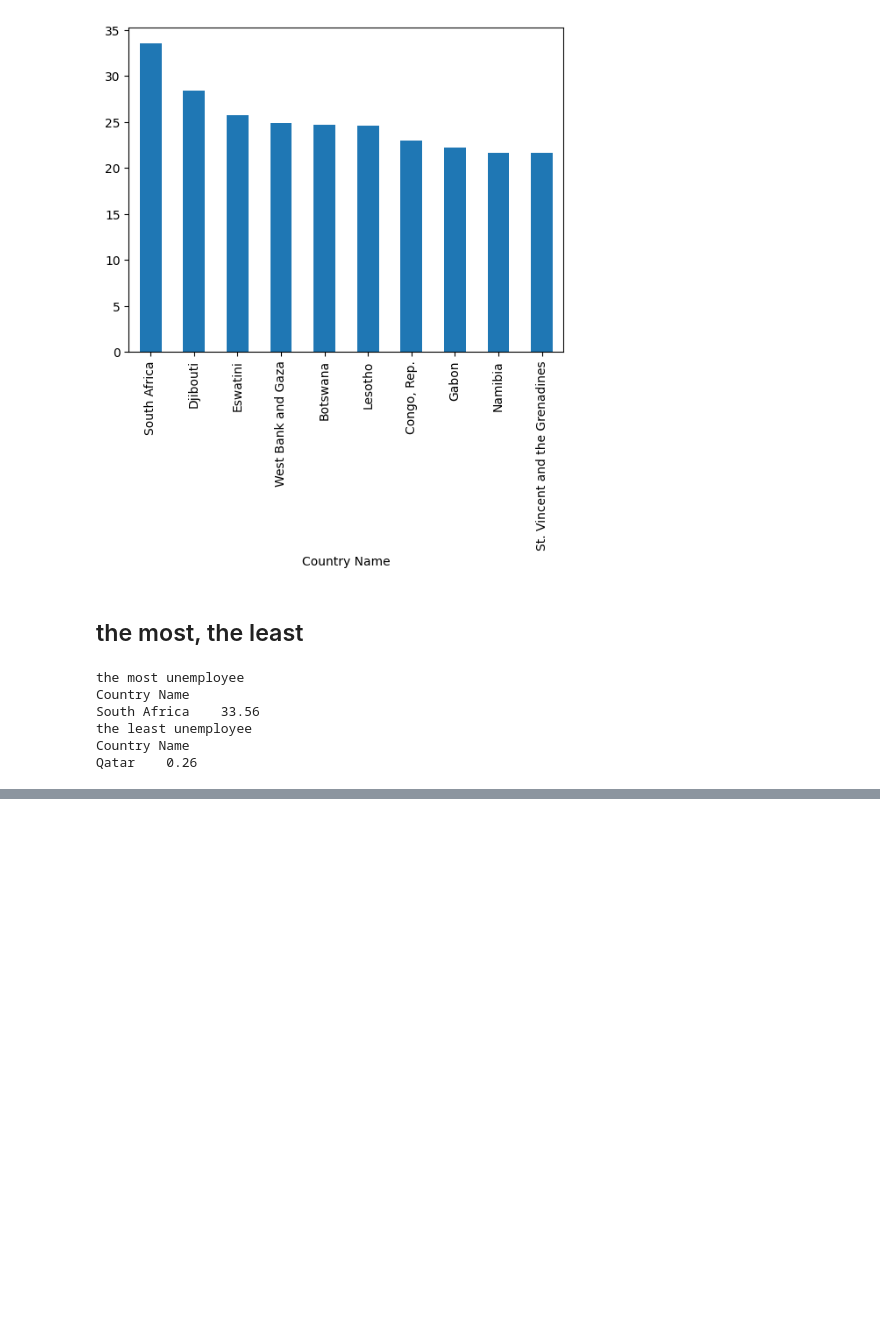
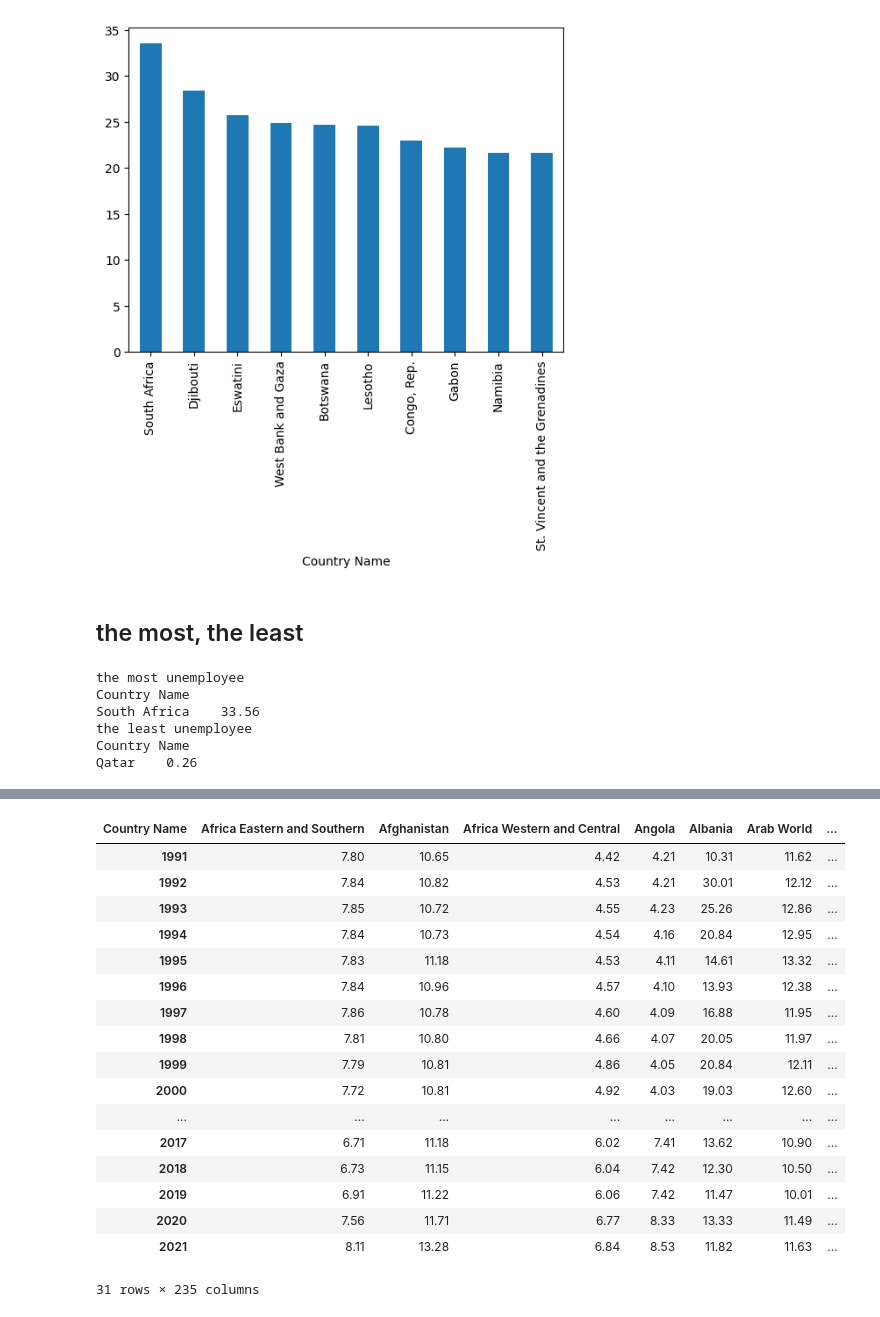
Before and after one commit to NatChoonhajinda/Global-Unemployment-data-analysis, a Jupyter notebook: Global-Unemployment-data-analysis.ipynb, the cells around one changed output, grey strips where cells are left out. Drawn from its saved outputs; the diff is of its cells as text; code cells hidden in the pictures; blank space fills up the shorter version.

```diff
--- a/Global-Unemployment-data-analysis.ipynb
+++ b/Global-Unemployment-data-analysis.ipynb
@@ -93,0 +93,22 @@ df
+# %%
+cm = df.transpose()
+cm
+# %% [output]
+| Country Name | Africa Eastern and Southern | Afghanistan | Africa Western and Central | Angola | Albania | Arab World | ... |
+| 1991 | 7.80 | 10.65 | 4.42 | 4.21 | 10.31 | 11.62 | ... |
+| 1992 | 7.84 | 10.82 | 4.53 | 4.21 | 30.01 | 12.12 | ... |
+| 1993 | 7.85 | 10.72 | 4.55 | 4.23 | 25.26 | 12.86 | ... |
+| 1994 | 7.84 | 10.73 | 4.54 | 4.16 | 20.84 | 12.95 | ... |
+| 1995 | 7.83 | 11.18 | 4.53 | 4.11 | 14.61 | 13.32 | ... |
+| 1996 | 7.84 | 10.96 | 4.57 | 4.10 | 13.93 | 12.38 | ... |
+| 1997 | 7.86 | 10.78 | 4.60 | 4.09 | 16.88 | 11.95 | ... |
+| 1998 | 7.81 | 10.80 | 4.66 | 4.07 | 20.05 | 11.97 | ... |
+| 1999 | 7.79 | 10.81 | 4.86 | 4.05 | 20.84 | 12.11 | ... |
+| 2000 | 7.72 | 10.81 | 4.92 | 4.03 | 19.03 | 12.60 | ... |
+| ... | ... | ... | ... | ... | ... | ... | ... |
+| 2017 | 6.71 | 11.18 | 6.02 | 7.41 | 13.62 | 10.90 | ... |
+| 2018 | 6.73 | 11.15 | 6.04 | 7.42 | 12.30 | 10.50 | ... |
+| 2019 | 6.91 | 11.22 | 6.06 | 7.42 | 11.47 | 10.01 | ... |
+| 2020 | 7.56 | 11.71 | 6.77 | 8.33 | 13.33 | 11.49 | ... |
+| 2021 | 8.11 | 13.28 | 6.84 | 8.53 | 11.82 | 11.63 | ... |
+31 rows × 235 columns
```
Also changed, not shown: parts of 6 cells of this notebook.
